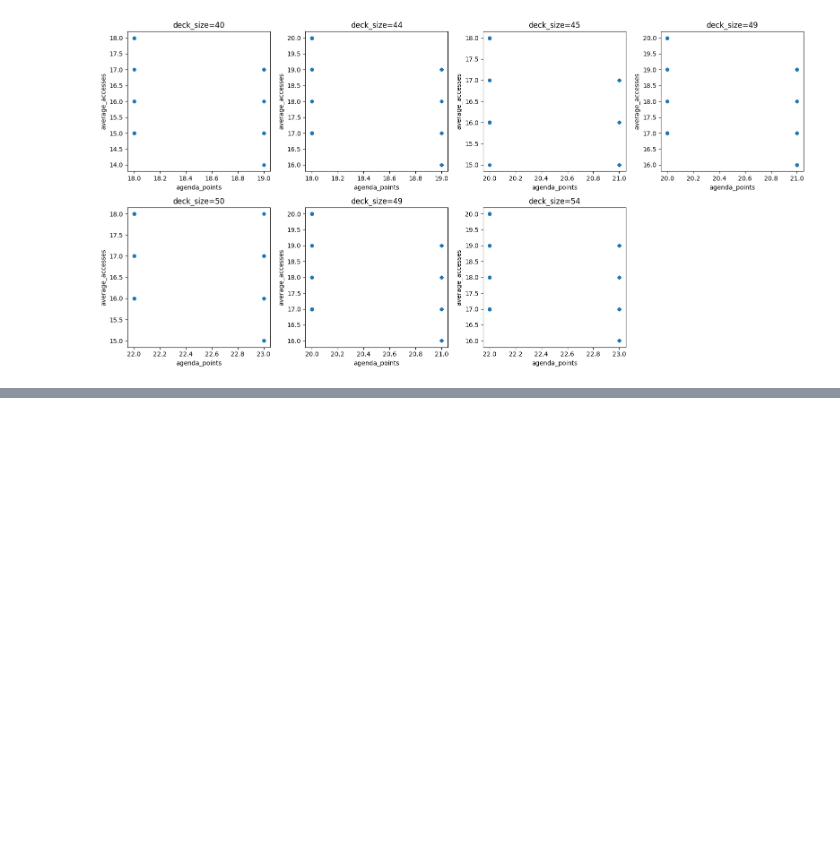
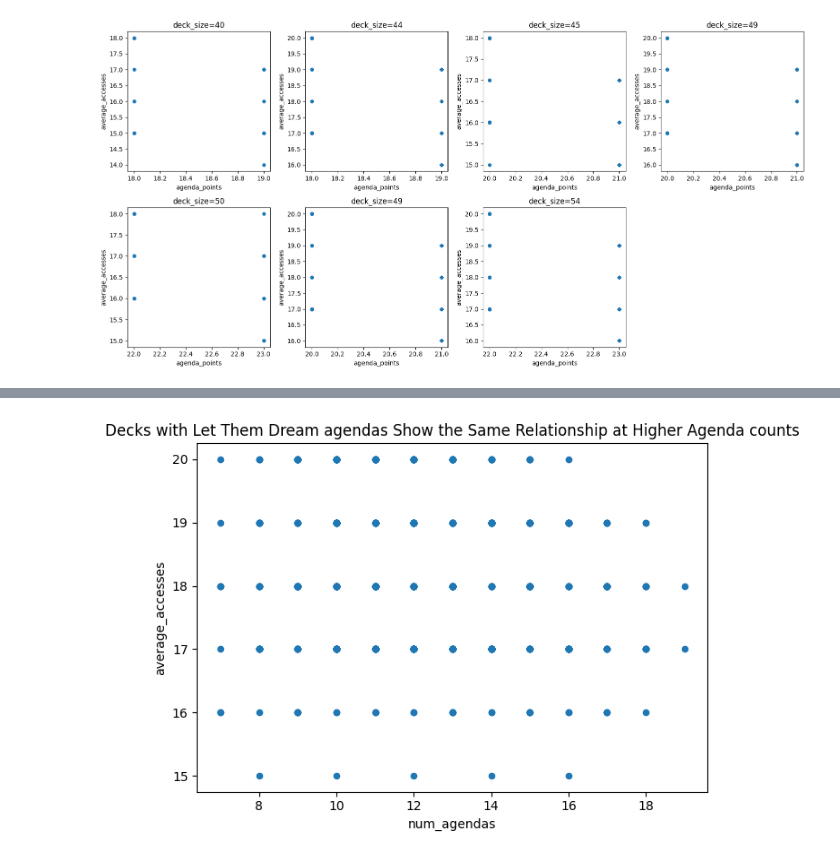
Before and after one commit to Johndsalas/Netrunner-Analysis, a Jupyter notebook: Netrunner_Agenda_Points_Analysis.ipynb, the cells around one changed output, grey strips where cells are left out. Cells and saved outputs as stored; diff of their text form; code cells hidden in the pictures; blank space fills up the shorter version.

```diff
--- a/Netrunner_Agenda_Points_Analysis.ipynb
+++ b/Netrunner_Agenda_Points_Analysis.ipynb
@@ -316,0 +310,7 @@ df[(df['agenda_type'] == "Normal") & (df['deck_size'] == 40) & (df['average_acce
+# %%
+df_ltd.plot.scatter(x='num_agendas', y='average_accesses', title='Decks with Let Them Dream agendas Show the Same Relationship at Higher Agenda counts')
+
+plt.tight_layout()
+plt.show()
+# %% [output]
+[figure, added]
```
Also changed, not shown: parts of 30 cells of this notebook.
